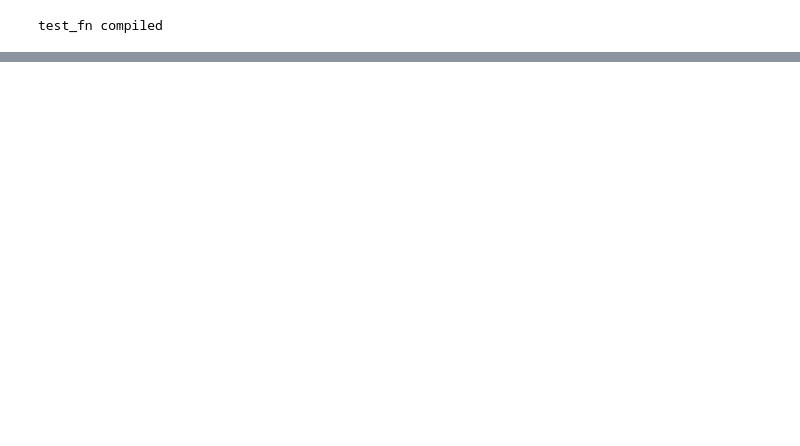
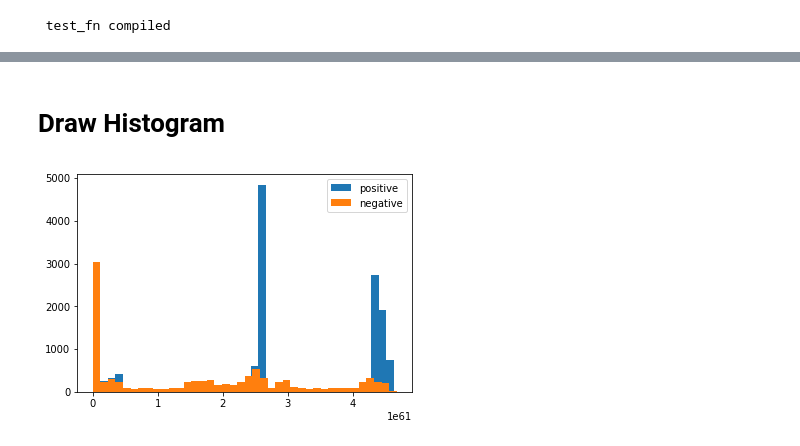
Before and after one commit to nvvaulin/gmm_segmentation, a Jupyter notebook: GMM_SEG.ipynb, the cells around one changed output, grey strips where cells are left out. Cells and saved outputs as stored; diff of their text form; code cells hidden in the pictures; blank space fills up the shorter version.

```diff
--- a/GMM_SEG.ipynb
+++ b/GMM_SEG.ipynb
@@ -437,6 +435,6 @@ In -->     Layer    --> Out    Description
 # %%
 from gauss_ll_hist import GaussLLHistModel
-gmm = GaussLLHistModel(cfg.SEQ_LENGTH//4*cfg.TILE_SIZE[0]*cfg.TILE_SIZE[1],2)
+gmm = GaussLLHistModel(cfg.SEQ_LENGTH//4*cfg.TILE_SIZE[0]*cfg.TILE_SIZE[1],2,10)
 # %%
 def center_loss(_X,_Y):
     _X = _X/(0.001+T.sqrt(T.sqr(_X).sum(1))[:,None])
@@ -462,6 +460,7 @@ from lasagne.regularization import regularize_network_params,l2
 
 params = lasagne.layers.get_all_params(net, trainable=True)
 X = lasagne.layers.get_output(flatten)
+X = X/T.sqrt(T.square(X).sum(1)[:,None])
 label = T.tensor3(name='label')
 Y = label.flatten()
 l2_loss = 1e-4 * regularize_network_params(net, l2)
@@ -525,3 +522,41 @@ KeyboardInterrupt:
+# %% [markdown]
+# Draw Histogram
+# %%
+
+def gmm_prob(Y,means,covars,weights):
+    d = Y.shape[1]
+    prob = (-.5*d*np.log(2*np.pi)-.5*np.log(covars).sum(1))[None,:]\
+            -0.5*((Y[:,None,:]-means[None,])**2/covars[None,:,:]).sum(2)\
+            +np.log(weights)[None,:]
+    return np.exp(prob).sum(1)
+
+def split(X,Y):
+    p = X[Y < 0.1]
+    n = X[Y > 0.9]
+    return p[:len(p)/2],p[:len(p)/2],n
+
+def build_gmm(X, gm_num):
+    gmm = mixture.GaussianMixture(covariance_type='diag',n_components=gm_num, max_iter=10000)
+    gmm.fit(X)
+    return np.copy(gmm.means_), np.copy(gmm.covariances_), np.copy(gmm.weights_)
+
+
+def build_hist(X,Y,gm_num):
+    x,yp,yn = split(X,Y)
+    model = build_gmm(x,gm_num)
+    p = gmm_prob(yp,*model)
+    n = gmm_prob(yn,*model)
+    plt.hist(p,bins=40,label='positive')
+    plt.hist(n,bins=40,label='negative')
+    plt.legend()
+    plt.show()
+
+for i,batch in enumerate(data_generator(gmm_loader,epoch_size=10)):
+    res = train_fn(*batch)
+    build_hist(res[1],batch[1].flatten(),2)
+    break
+# %% [output]
+[figure, added]
 # %%
 
 def load_weights(network,name ):
```
Also changed, not shown: parts of 11 cells of this notebook, 2 other files.
